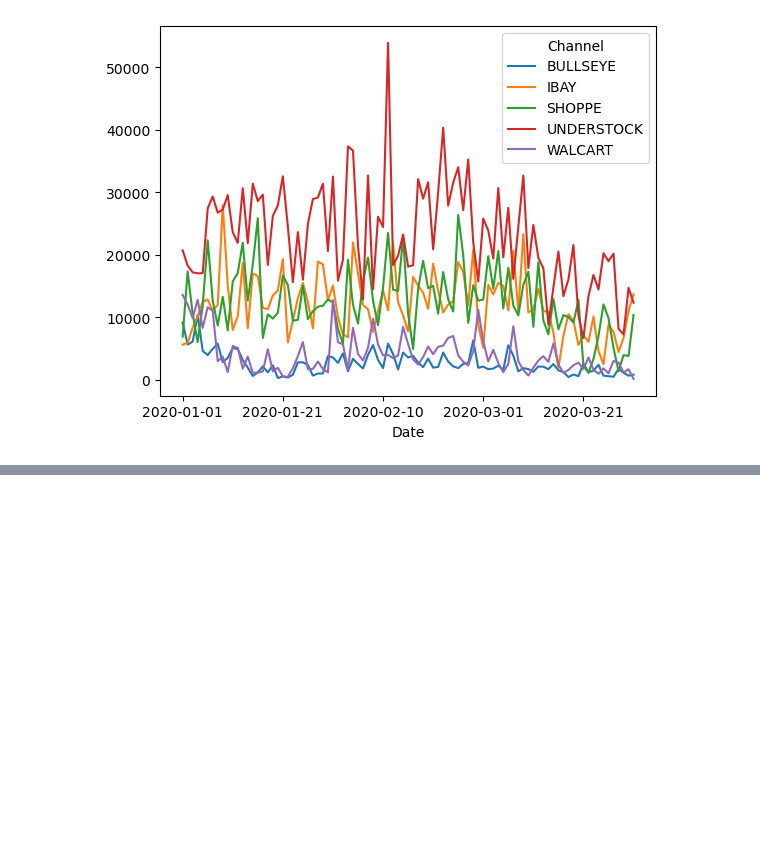
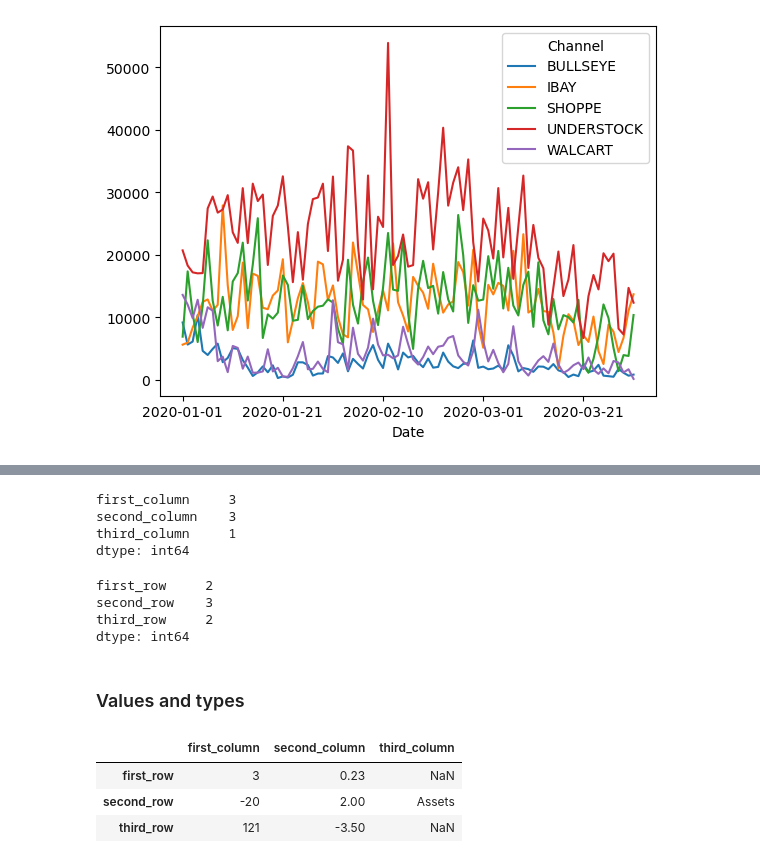
Before and after one commit to LeonardoSMSoares/Economics-Finance, a Jupyter notebook: Python for Accounting/PFA 01 - Pandas, Tables, and Excell Files.ipynb, the cells around one changed output, grey strips where cells are left out. Saved outputs shown, nothing was run; the diff lists cells and outputs as text; code cells hidden in the pictures; blank space fills up the shorter version.

```diff
--- a/Python for Accounting/PFA 01 - Working with Tables.ipynb
+++ b/Python for Accounting/PFA 01 - Pandas, Tables, and Excell Files.ipynb
@@ -175,0 +281,23 @@ daily_totals_df.plot();
+# %%
+df.count(axis='rows')
+# %% [output]
+first_column     3
+second_column    3
+third_column     1
+dtype: int64
+# %%
+df.count(axis='columns')
+# %% [output]
+first_row     2
+second_row    3
+third_row     2
+dtype: int64
+# %% [markdown]
+### Values and types
+# %%
+df
+# %% [output]
+|  | first_column | second_column | third_column |
+| first_row | 3 | 0.23 | NaN |
+| second_row | -20 | 2.00 | Assets |
+| third_row | 121 | -3.50 | NaN |
```
Also changed, not shown: parts of 37 cells of this notebook, 1 other file.
